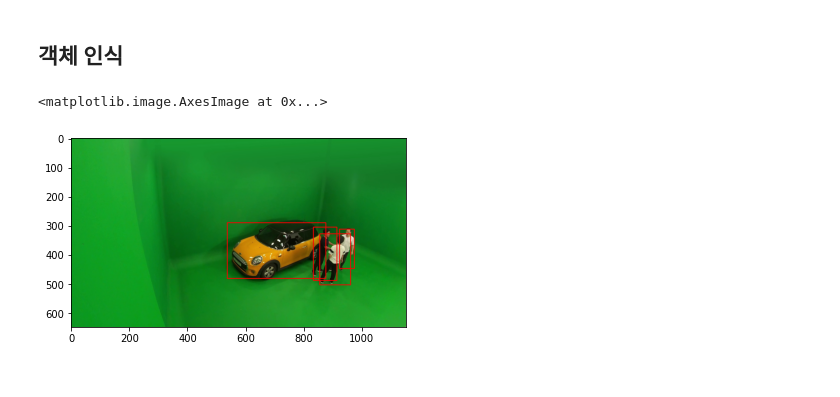
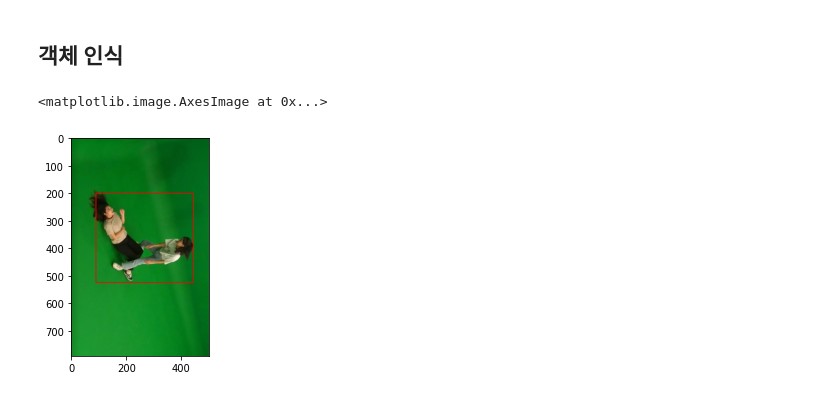
Before and after one commit to CodingGGenius/detect_pose, a Jupyter notebook: mediapipe.ipynb, the cells around one changed output. Drawn from its saved outputs; the diff is of its cells as text; code cells hidden in the pictures.

```diff
--- a/mediapipe.ipynb
+++ b/mediapipe.ipynb
@@ -278,7 +392,7 @@ def w_csv(video_name, row):
 # %% [markdown]
 ## 객체 인식
 # %%
-img = cv2.imread("C:/Users/BVer/are_you_ok/img/pose301.jpg")
+img = cv2.imread("C:/Users/BVer/are_you_ok/img/pose13.jpg")
 #img = cv2.resize(img, None, fx=0.4, fy=0.4)
 height, width, channels = img.shape
 
@@ -295,32 +409,32 @@ boxes = []
 for out in outs:
     for detection in out:
         scores = detection[5:]
         class_id = np.argmax(scores)
         confidence = scores[class_id]
-        if confidence > 0.5:
+        if confidence > 0.1:# and class_id == 0:
             # Object detected
             center_x = int(detection[0] * width)
             center_y = int(detection[1] * height)
             w = int(detection[2] * width)
             h = int(detection[3] * height)
             # 좌표
             x = int(center_x - w / 2)
             y = int(center_y - h / 2)
             boxes.append([x, y, w, h])
             confidences.append(float(confidence))
             class_ids.append(class_id)
 
 indexes = cv2.dnn.NMSBoxes(boxes, confidences, 0.5, 0.4)
 colors = []
 for i in range(len(boxes)):
     colors.append(1111)
     if i in indexes:
 
         x, y, w, h = boxes[i]
         label = str(classes[class_ids[i]])
         color = colors[i]
         cv2.rectangle(img, (x, y), (x + w, y + h), color, 2)
 plt.imshow(img)
 # %% [output]
 <matplotlib.image.AxesImage at 0x...>
-[figure, old version]
+[figure, new version]
```
Also changed, not shown: parts of 5 cells of this notebook, 1 other file.
